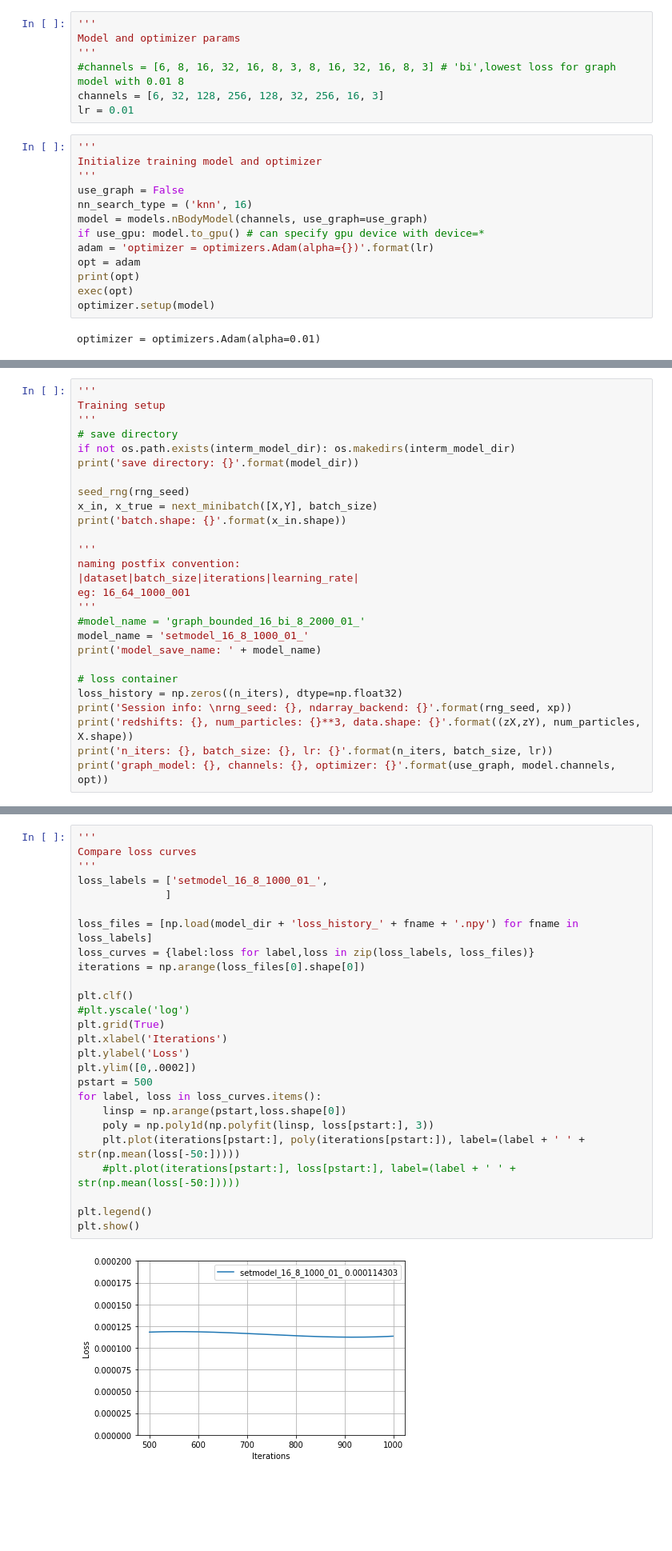
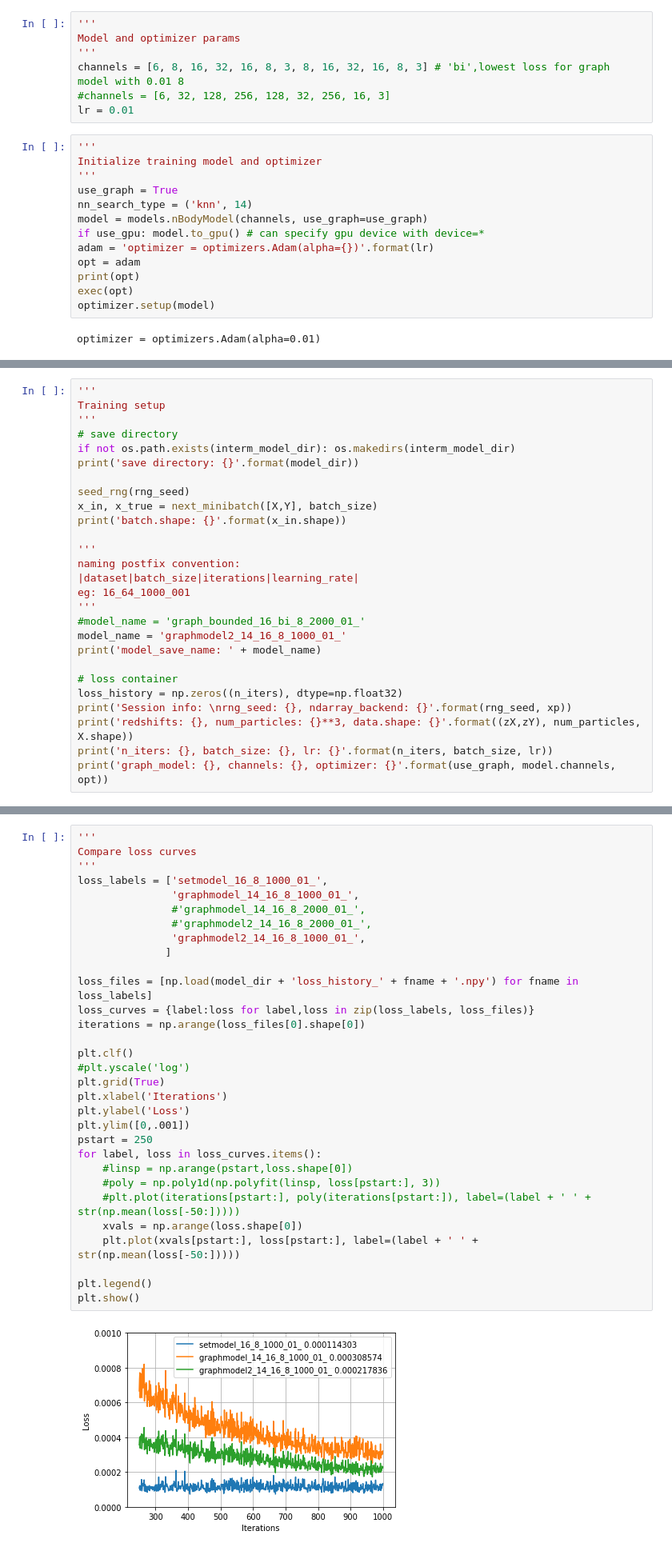
Before and after one commit to evdcush/N-Body_PointCloudEvolution, a Jupyter notebook: nbody.ipynb, the cells around one changed output, grey strips where cells are left out. Shown at 80% size. Drawn from its saved outputs; the diff is of its cells as text; blank space fills up the shorter version.

Commit message:
fixed errors, saved main models

```diff
--- a/nbody.ipynb
+++ b/nbody.ipynb
@@ -54,15 +54,15 @@ X.shape: (1000, 4096, 6)
 '''
 Model and optimizer params
 '''
-#channels = [6, 8, 16, 32, 16, 8, 3, 8, 16, 32, 16, 8, 3] # 'bi',lowest loss for graph model with 0.01 8
-channels = [6, 32, 128, 256, 128, 32, 256, 16, 3]
+channels = [6, 8, 16, 32, 16, 8, 3, 8, 16, 32, 16, 8, 3] # 'bi',lowest loss for graph model with 0.01 8
+#channels = [6, 32, 128, 256, 128, 32, 256, 16, 3]
 lr = 0.01
 # %%
 '''
 Initialize training model and optimizer
 '''
-use_graph = False
-nn_search_type = ('knn', 16)
+use_graph = True
+nn_search_type = ('knn', 14)
 model = models.nBodyModel(channels, use_graph=use_graph)
 if use_gpu: model.to_gpu() # can specify gpu device with device=*
 adam = 'optimizer = optimizers.Adam(alpha={})'.format(lr)
@@ -101,7 +101,7 @@ naming postfix convention:
 eg: 16_64_1000_001
 '''
 #model_name = 'graph_bounded_16_bi_8_2000_01_'
-model_name = 'setmodel_16_8_1000_01_'
+model_name = 'graphmodel2_14_16_8_1000_01_'
 print('model_save_name: ' + model_name)
 
 # loss container
@@ -373,31 +372,36 @@ save setmodel_16_8_1000_01_ loss history
 # %%
 '''
 Compare loss curves
 '''
 loss_labels = ['setmodel_16_8_1000_01_',
+               'graphmodel_14_16_8_1000_01_',
+               #'graphmodel_14_16_8_2000_01_',
+               #'graphmodel2_14_16_8_2000_01_',
+               'graphmodel2_14_16_8_1000_01_',
               ]
 
 loss_files = [np.load(model_dir + 'loss_history_' + fname + '.npy') for fname in loss_labels]
 loss_curves = {label:loss for label,loss in zip(loss_labels, loss_files)}
 iterations = np.arange(loss_files[0].shape[0])
 
 plt.clf()
 #plt.yscale('log')
 plt.grid(True)
 plt.xlabel('Iterations')
 plt.ylabel('Loss')
-plt.ylim([0,.0002])
-pstart = 500
+plt.ylim([0,.001])
+pstart = 250
 for label, loss in loss_curves.items():
-    linsp = np.arange(pstart,loss.shape[0])
-    poly = np.poly1d(np.polyfit(linsp, loss[pstart:], 3))
-    plt.plot(iterations[pstart:], poly(iterations[pstart:]), label=(label + ' ' + str(np.mean(loss[-50:]))))
-    #plt.plot(iterations[pstart:], loss[pstart:], label=(label + ' ' + str(np.mean(loss[-50:]))))
+    #linsp = np.arange(pstart,loss.shape[0])
+    #poly = np.poly1d(np.polyfit(linsp, loss[pstart:], 3))
+    #plt.plot(iterations[pstart:], poly(iterations[pstart:]), label=(label + ' ' + str(np.mean(loss[-50:]))))
+    xvals = np.arange(loss.shape[0])
+    plt.plot(xvals[pstart:], loss[pstart:], label=(label + ' ' + str(np.mean(loss[-50:]))))
 
 plt.legend()
 plt.show()
 # %% [output]
-[figure, old version]
+[figure, new version]
 # %%
 """
 MODEL EVALUATION
```
Also changed, not shown: parts of 4 cells of this notebook, 2 other files.
